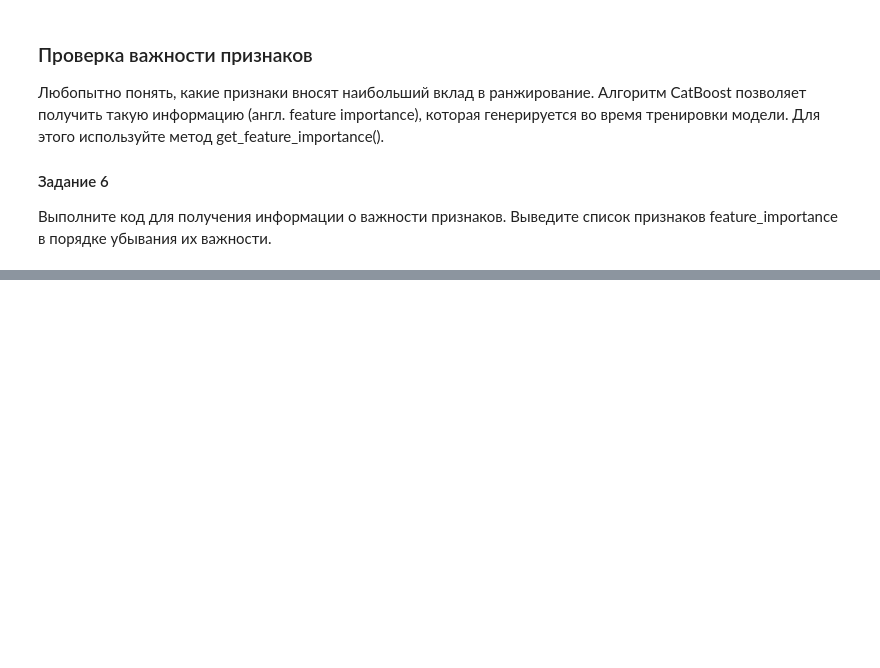
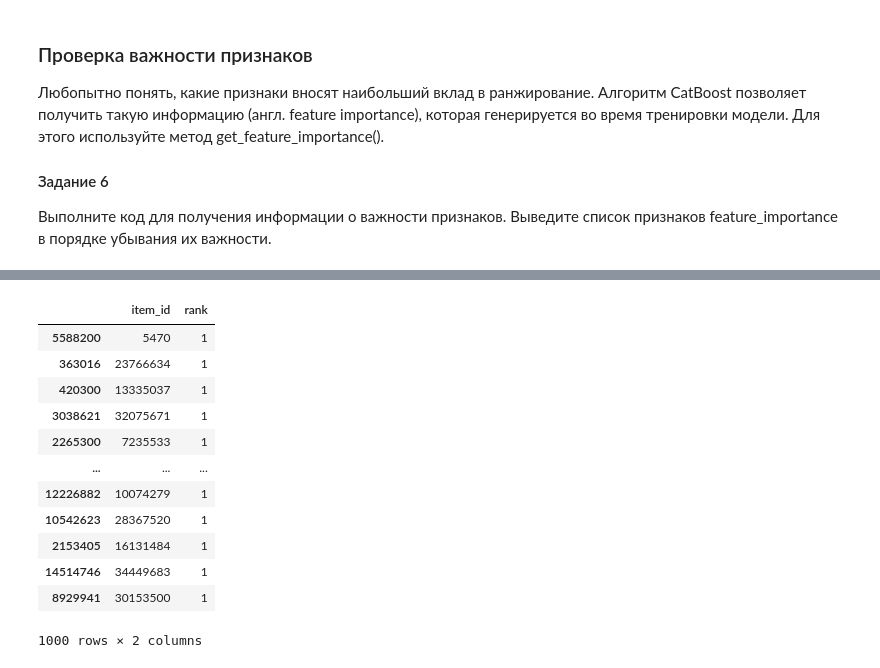
Before and after one commit to eemlnv/mle-recsys-start, a Jupyter notebook: main_offline.ipynb, the cells around one changed output, grey strips where cells are left out. Cells and saved outputs as stored; diff of their text form; code cells hidden in the pictures; blank space fills up the shorter version.

```diff
--- a/main_offline.ipynb
+++ b/main_offline.ipynb
@@ -1304,0 +1338,18 @@ print(feature_importance )
+# %%
+recs2 = pd.read_parquet('top_recs.parquet')
+# %%
+recs2
+# %% [output]
+|  | item_id | rank |
+| 5588200 | 5470 | 1 |
+| 363016 | 23766634 | 1 |
+| 420300 | 13335037 | 1 |
+| 3038621 | 32075671 | 1 |
+| 2265300 | 7235533 | 1 |
+| ... | ... | ... |
+| 12226882 | 10074279 | 1 |
+| 10542623 | 28367520 | 1 |
+| 2153405 | 16131484 | 1 |
+| 14514746 | 34449683 | 1 |
+| 8929941 | 30153500 | 1 |
+1000 rows × 2 columns
```
Also changed, not shown: parts of 4 cells of this notebook, 3 other files.
